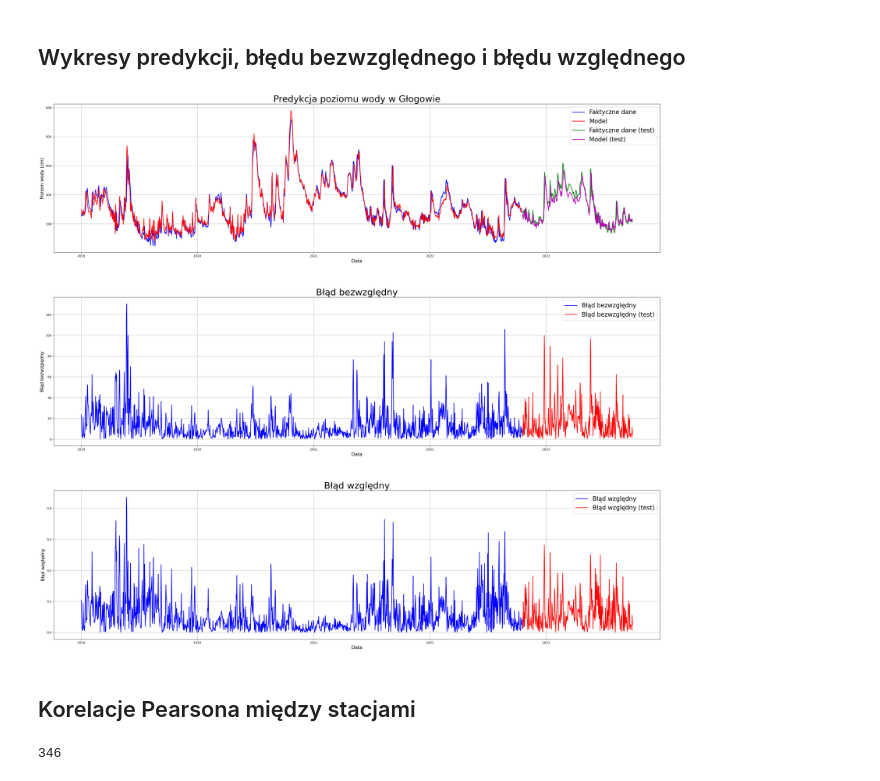
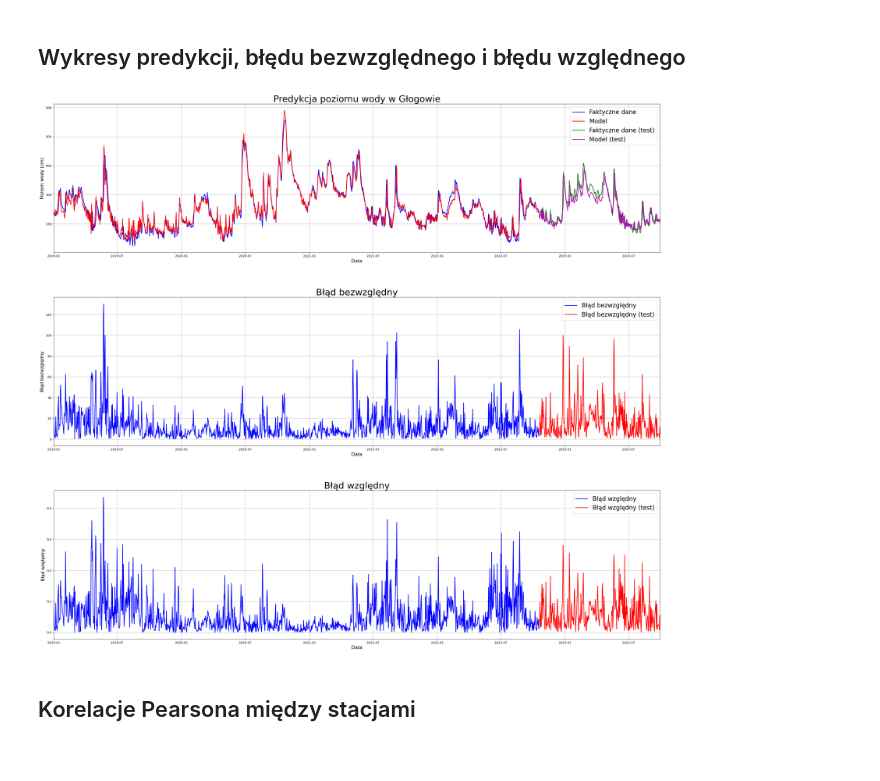
Before and after one commit to math-insight/water-level-estimation, a Jupyter notebook: src/model.ipynb, the cells around one changed output. Saved outputs shown, nothing was run; the diff lists cells and outputs as text; code cells hidden in the pictures.

Commit message:
Updated plots X limits

```diff
--- a/src/model.ipynb
+++ b/src/model.ipynb
@@ -170,34 +170,37 @@ axes[0].plot(train_dates, train_data['GŁOGÓW'], color='b', label='Faktyczne da
 axes[0].plot(train_dates, model_prediction, 'r', label='Model', linewidth=2)
 axes[0].plot(test_dates, test_data['GŁOGÓW'], color='g', label='Faktyczne dane (test)', linewidth=2)
 axes[0].plot(test_dates, test_predict, color='m', label='Model (test)', linewidth=2)
 axes[0].set_xlabel('Data', fontsize=15)
 axes[0].set_ylabel('Poziom wody (cm)', fontsize=15)
+axes[0].set_xlim(train_dates.min(), test_dates.max())
 axes[0].set_title('Predykcja poziomu wody w Głogowie', fontsize=30)
 axes[0].legend(loc='upper right', fontsize=20)
 axes[0].grid()
 
 # Wykres błędu bezwzględnego
 axes[1].plot(train_dates, train_absolute_error, color='b', label='Błąd bezwzględny', linewidth=2)
 axes[1].plot(test_dates, test_absolute_error, color='r', label='Błąd bezwzględny (test)', linewidth=2)
 axes[1].set_xlabel('Data', fontsize=15)
 axes[1].set_ylabel('Błąd bezwzględny', fontsize=15)
+axes[1].set_xlim(train_dates.min(), test_dates.max())
 axes[1].set_title('Błąd bezwzględny', fontsize=30)
 axes[1].legend(loc='upper right', fontsize=20)
 axes[1].grid()
 
 # Wykres błędu względnego
 axes[2].plot(train_dates, train_relative_error, color='b', label='Błąd względny', linewidth=2)
 axes[2].plot(test_dates, test_relative_error, color='r', label='Błąd względny (test)', linewidth=2)
 axes[2].set_xlabel('Data', fontsize=15)
 axes[2].set_ylabel('Błąd względny', fontsize=15)
+axes[2].set_xlim(train_dates.min(), test_dates.max())
 axes[2].set_title('Błąd względny', fontsize=30)
 axes[2].legend(loc='upper right', fontsize=20)
 axes[2].grid()
 
 # Wyświetlenie wykresów
 plt.show()
 # %% [output]
-[figure, old version]
+[figure, new version]
 # %% [markdown]
 ## Korelacje Pearsona między stacjami
 # %%
@@ -239,7 +242,3 @@ for station in stations_to_calculate_corr:
     print(f"\nWspółczynnik korelacji Pearsona liczony na podstawie poziomu wody w stacjach: {station.capitalize()} - Głogów")
     for lag in lags:
         print(f"Lag: {lag}, p = {correlation_between_stations(station, 'Głogów', lag)}")
-# %%
-len(test_data)
-# %% [output]
-346
```
Also changed, not shown: parts of 1 cell of this notebook.
